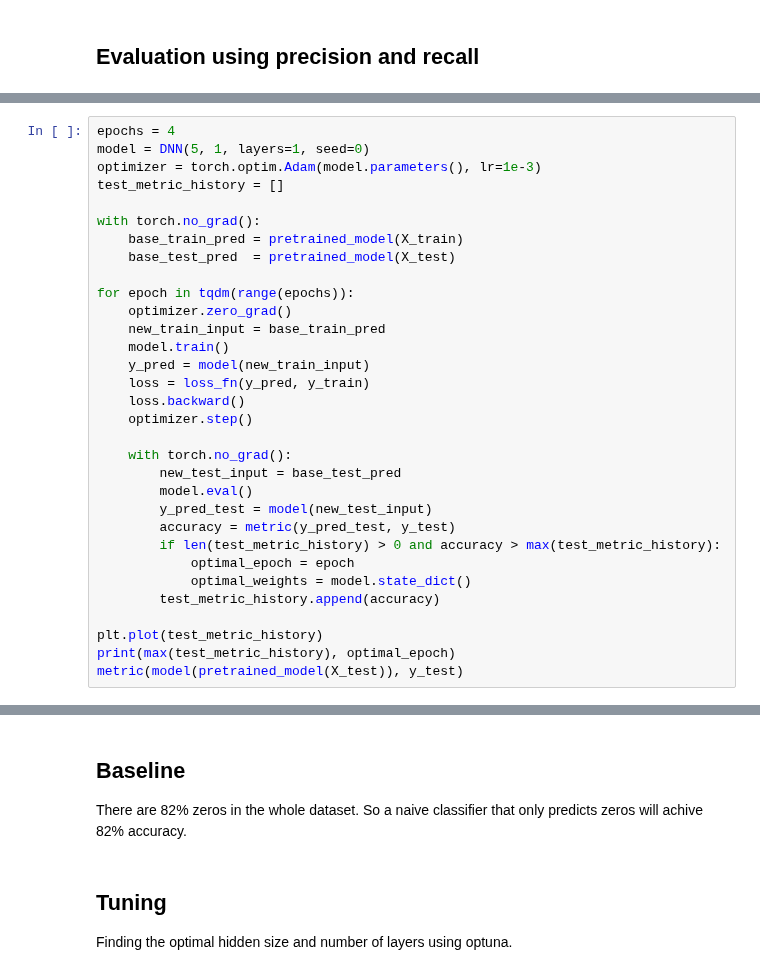
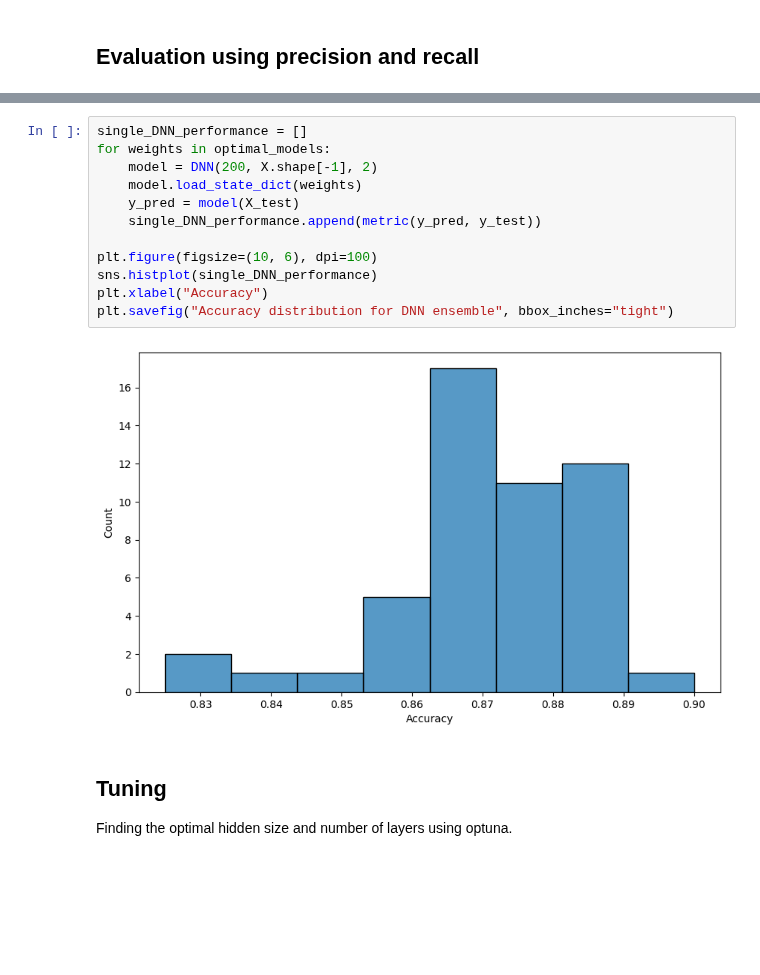
Before and after one commit to SunAndClouds/SML-Project, a Jupyter notebook: Algorithms/DNN.ipynb, the cells around one changed output, grey strips where cells are left out. Saved outputs shown, nothing was run; the diff lists cells and outputs as text; blank space fills up the shorter version.

```diff
--- a/Algorithms/DNN.ipynb
+++ b/Algorithms/DNN.ipynb
@@ -377,32 +340,0 @@ Can improve upon the best model with 1 percentage.
-# %%
-epochs = 4
-model = DNN(5, 1, layers=1, seed=0)
-optimizer = torch.optim.Adam(model.parameters(), lr=1e-3)
-test_metric_history = []
-
-with torch.no_grad():
-    base_train_pred = pretrained_model(X_train)
-    base_test_pred  = pretrained_model(X_test)
-
-for epoch in tqdm(range(epochs)):
-    optimizer.zero_grad()
-    new_train_input = base_train_pred
-    model.train()
-    y_pred = model(new_train_input)
-    loss = loss_fn(y_pred, y_train)
-    loss.backward()
-    optimizer.step()
-
-    with torch.no_grad():
-        new_test_input = base_test_pred
-        model.eval()
-        y_pred_test = model(new_test_input)
-        accuracy = metric(y_pred_test, y_test)
-        if len(test_metric_history) > 0 and accuracy > max(test_metric_history):
-            optimal_epoch = epoch
-            optimal_weights = model.state_dict()
-        test_metric_history.append(accuracy)
-
-plt.plot(test_metric_history)
-print(max(test_metric_history), optimal_epoch)
-metric(model(pretrained_model(X_test)), y_test)
@@ -413,6 +341,17 @@ metric(model(pretrained_model(X_test)), y_test)
-# %% [markdown]
-## Baseline
-There are 82% zeros in the whole dataset. So a naive classifier that only predicts zeros will achive 82% accuracy.
+# %%
+single_DNN_performance = []
+for weights in optimal_models:
+    model = DNN(200, X.shape[-1], 2)
+    model.load_state_dict(weights)
+    y_pred = model(X_test)
+    single_DNN_performance.append(metric(y_pred, y_test))
+
+plt.figure(figsize=(10, 6), dpi=100)
+sns.histplot(single_DNN_performance)
+plt.xlabel("Accuracy")
+plt.savefig("Accuracy distribution for DNN ensemble", bbox_inches="tight")
+# %% [output]
+[figure, added]
 # %% [markdown]
 ## Tuning
 Finding the optimal hidden size and number of layers using optuna.
```
Also changed, not shown: parts of 11 cells of this notebook, 3 other files.
